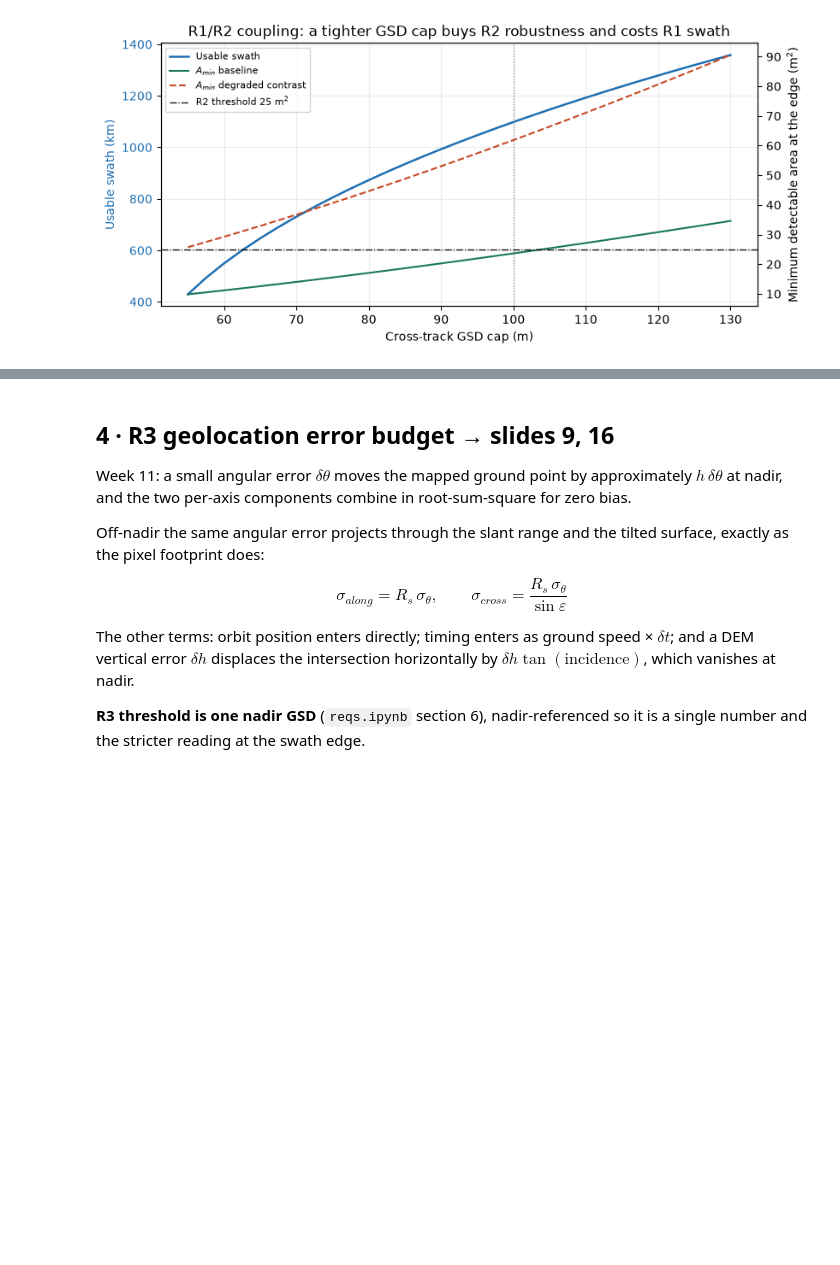
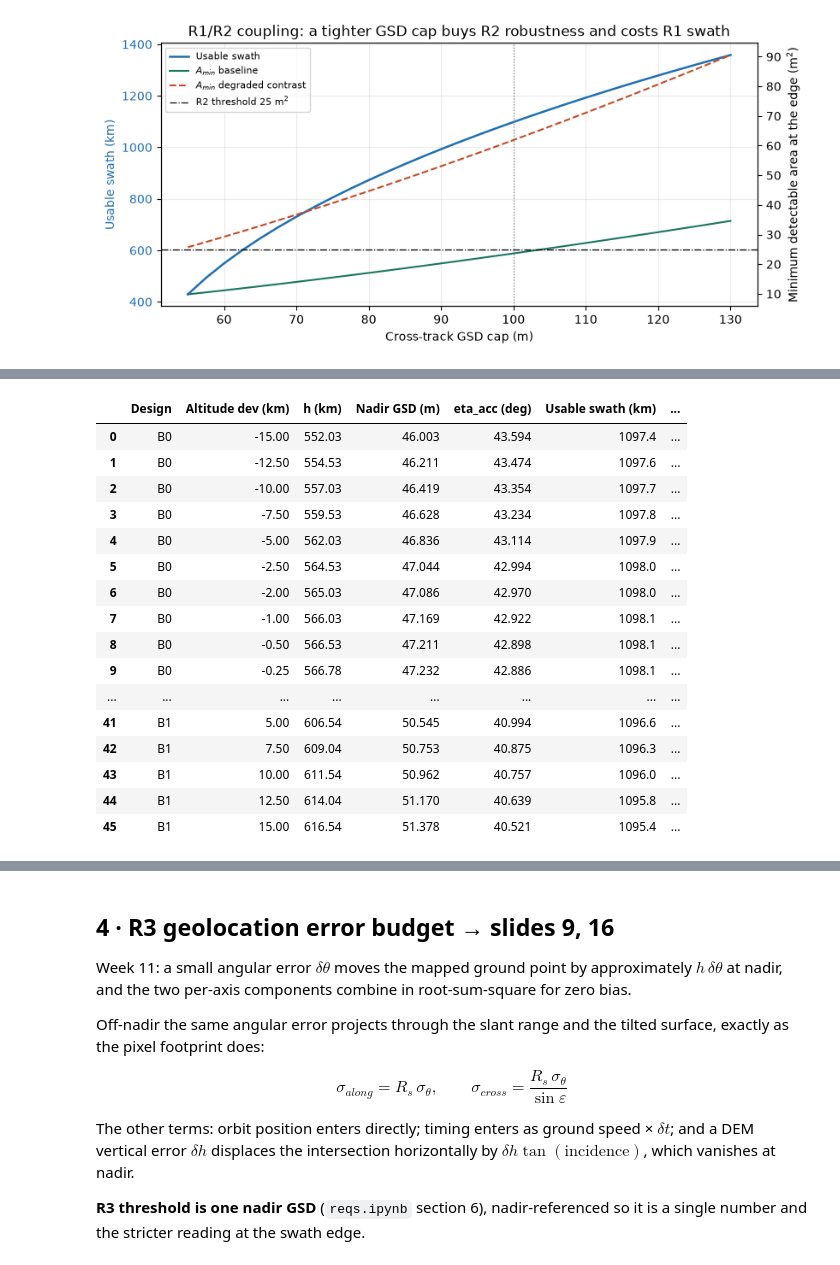
Before and after one commit to xaxier-n/AERO2705-Ass2, a Jupyter notebook: payload_geolocation.ipynb, the cells around one changed output, grey strips where cells are left out. Drawn from its saved outputs; the diff is of its cells as text; code cells hidden in the pictures; blank space fills up the shorter version.

Commit message:
added R2 extension testing

```diff
--- a/payload_geolocation.ipynb
+++ b/payload_geolocation.ipynb
@@ -370,0 +384,46 @@ save_fig(fig, 'r1_r2_coupling'); plt.show()
+# %%
+# R2 across the extension's altitude range  -> report section 7
+# Magnitudes mirror ALT_SWEEP_KM in orbit_planning section 10 so the R1 and R2 results
+# line up row for row. No propagation here: geometry() is closed form in altitude.
+ALT_SWEEP_KM_R2 = [0.0, 0.1, 0.25, 0.5, 1.0, 2.0, 2.5, 5.0, 7.5, 10.0, 12.5, 15.0]
+
+
+def r2_at(lab, dev_km):
+    '''Geometry and R2 verdict at one altitude deviation from a candidate's nominal.'''
+    g = geometry(ALT[lab] + dev_km)
+    a_nadir, a_edge = amin(g['pixel_nadir_m2']), amin(g['pixel_edge_m2'])
+    return {'Design': lab, 'Altitude dev (km)': round(dev_km, 3), 'h (km)': g['h_km'],
+            'Nadir GSD (m)': g['gsd_nadir_m'], 'eta_acc (deg)': g['eta_acc_deg'],
+            'Usable swath (km)': g['usable_swath_km'],
+            'Edge pixel (m^2)': g['pixel_edge_m2'],
+            'A_min nadir (m^2)': round(a_nadir, 2),
+            'A_min edge (m^2)': round(a_edge, 2),
+            'Margin edge (m^2)': round(A_FIRE_REQ_M2 - a_edge, 2),
+            'Verdict': 'met' if a_edge <= A_FIRE_REQ_M2 else 'unmet'}
+
+
+R2_EXT_TABLE = (pd.DataFrame([r2_at(lab, dev)
+                              for lab in ('B0', 'B1')
+                              for mag in ALT_SWEEP_KM_R2
+                              for dev in ({0.0} if mag == 0 else {+mag, -mag})])
+                .sort_values(['Design', 'Altitude dev (km)']).reset_index(drop=True))
+display(R2_EXT_TABLE)
+save_table(R2_EXT_TABLE, 'extension_r2_altitude')
+# %% [output]
+|  | Design | Altitude dev (km) | h (km) | Nadir GSD (m) | eta_acc (deg) | Usable swath (km) | ... |
+| 0 | B0 | -15.00 | 552.03 | 46.003 | 43.594 | 1097.4 | ... |
+| 1 | B0 | -12.50 | 554.53 | 46.211 | 43.474 | 1097.6 | ... |
+| 2 | B0 | -10.00 | 557.03 | 46.419 | 43.354 | 1097.7 | ... |
+| 3 | B0 | -7.50 | 559.53 | 46.628 | 43.234 | 1097.8 | ... |
+| 4 | B0 | -5.00 | 562.03 | 46.836 | 43.114 | 1097.9 | ... |
+| 5 | B0 | -2.50 | 564.53 | 47.044 | 42.994 | 1098.0 | ... |
+| 6 | B0 | -2.00 | 565.03 | 47.086 | 42.970 | 1098.0 | ... |
+| 7 | B0 | -1.00 | 566.03 | 47.169 | 42.922 | 1098.1 | ... |
+| 8 | B0 | -0.50 | 566.53 | 47.211 | 42.898 | 1098.1 | ... |
+| 9 | B0 | -0.25 | 566.78 | 47.232 | 42.886 | 1098.1 | ... |
+| ... | ... | ... | ... | ... | ... | ... | ... |
+| 41 | B1 | 5.00 | 606.54 | 50.545 | 40.994 | 1096.6 | ... |
+| 42 | B1 | 7.50 | 609.04 | 50.753 | 40.875 | 1096.3 | ... |
+| 43 | B1 | 10.00 | 611.54 | 50.962 | 40.757 | 1096.0 | ... |
+| 44 | B1 | 12.50 | 614.04 | 51.170 | 40.639 | 1095.8 | ... |
+| 45 | B1 | 15.00 | 616.54 | 51.378 | 40.521 | 1095.4 | ... |
```
Also changed, not shown: parts of 2 cells of this notebook.
